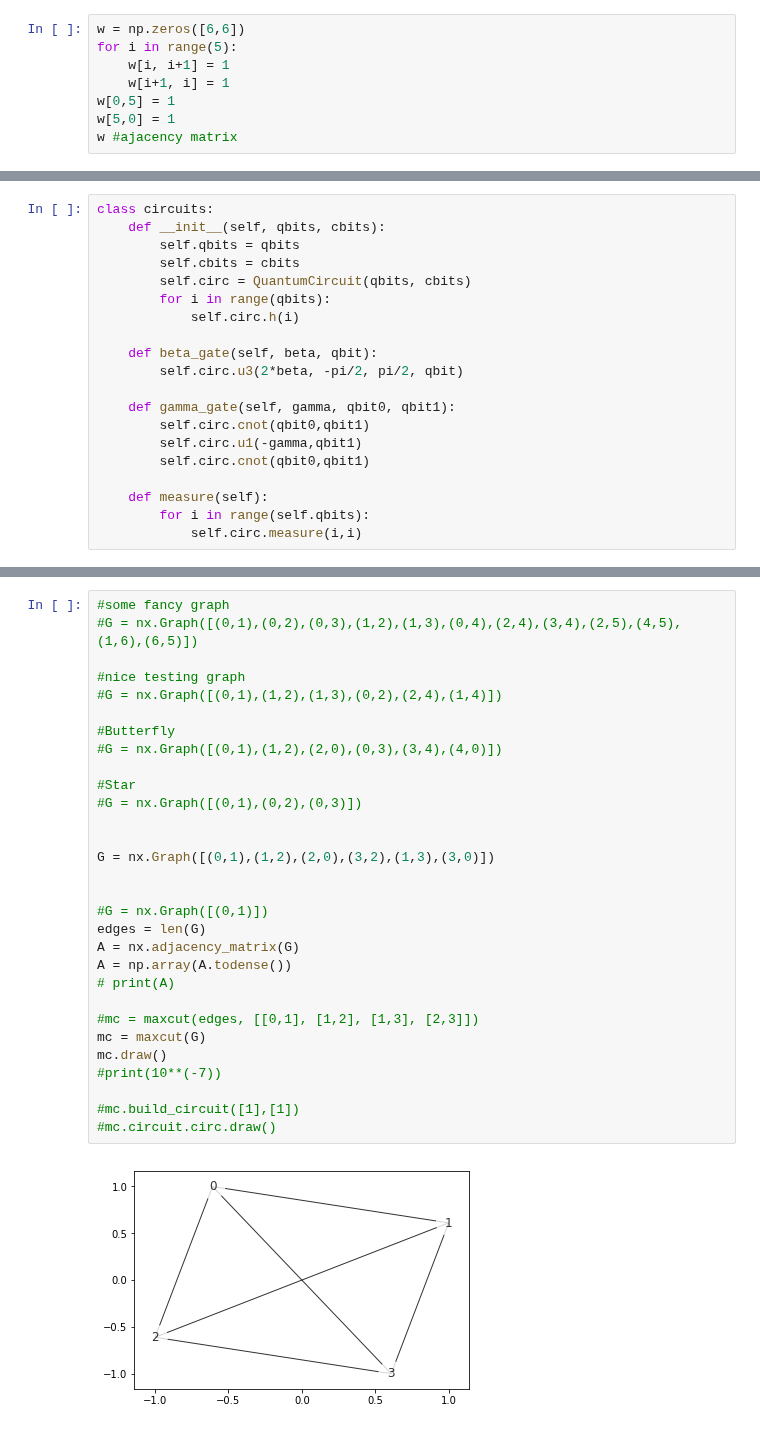
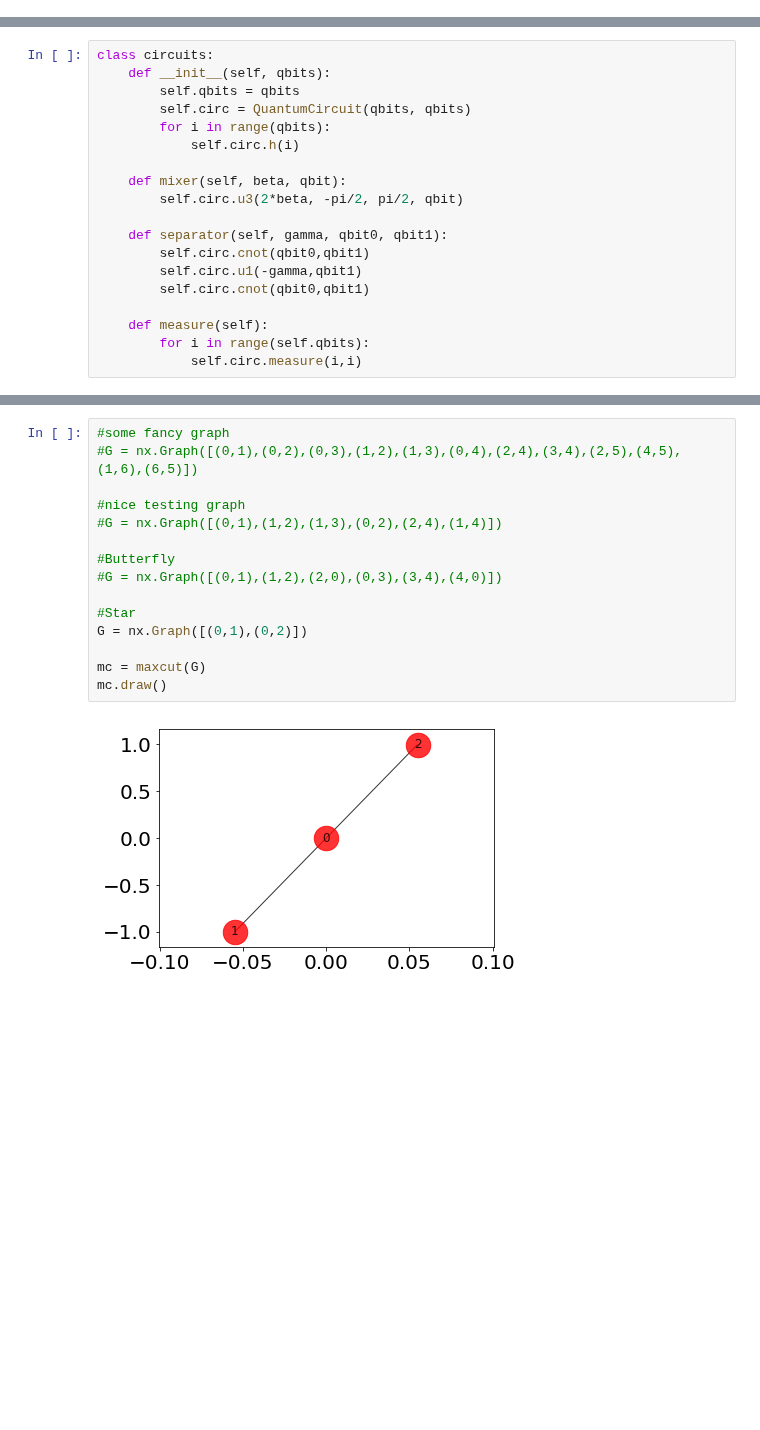
Before and after one commit to XunyiZhao/Quantum_Information_Project, a Jupyter notebook: maxcut.ipynb, the cells around one changed output, grey strips where cells are left out. Saved outputs shown, nothing was run; the diff lists cells and outputs as text; blank space fills up the shorter version.

```diff
--- a/maxcut.ipynb
+++ b/maxcut.ipynb
@@ -40,8 +35,0 @@ Credentials are already in use. The existing account in the session will be repl
-# %%
-w = np.zeros([6,6])
-for i in range(5):
-    w[i, i+1] = 1
-    w[i+1, i] = 1
-w[0,5] = 1
-w[5,0] = 1
-w #ajacency matrix
@@ -74,16 +36,15 @@ NameError: name 'seed' is not defined
 # %%
 class circuits:
-    def __init__(self, qbits, cbits):
+    def __init__(self, qbits):
         self.qbits = qbits
-        self.cbits = cbits
-        self.circ = QuantumCircuit(qbits, cbits)
+        self.circ = QuantumCircuit(qbits, qbits)
         for i in range(qbits):
             self.circ.h(i)
 
-    def beta_gate(self, beta, qbit):
+    def mixer(self, beta, qbit):
         self.circ.u3(2*beta, -pi/2, pi/2, qbit)
 
-    def gamma_gate(self, gamma, qbit0, qbit1):
+    def separator(self, gamma, qbit0, qbit1):
         self.circ.cnot(qbit0,qbit1)
         self.circ.u1(-gamma,qbit1)
         self.circ.cnot(qbit0,qbit1)
@@ -258,32 +240,17 @@ class maxcut:
 # %%
 #some fancy graph
 #G = nx.Graph([(0,1),(0,2),(0,3),(1,2),(1,3),(0,4),(2,4),(3,4),(2,5),(4,5),(1,6),(6,5)])
 
 #nice testing graph
 #G = nx.Graph([(0,1),(1,2),(1,3),(0,2),(2,4),(1,4)])
 
 #Butterfly
 #G = nx.Graph([(0,1),(1,2),(2,0),(0,3),(3,4),(4,0)])
 
 #Star
-#G = nx.Graph([(0,1),(0,2),(0,3)])
+G = nx.Graph([(0,1),(0,2)])
 
-
-G = nx.Graph([(0,1),(1,2),(2,0),(3,2),(1,3),(3,0)])
-
-
-#G = nx.Graph([(0,1)])
-edges = len(G)
-A = nx.adjacency_matrix(G)
-A = np.array(A.todense())
-# print(A)
-
-#mc = maxcut(edges, [[0,1], [1,2], [1,3], [2,3]])
 mc = maxcut(G)
 mc.draw()
-#print(10**(-7))
-
-#mc.build_circuit([1],[1])
-#mc.circuit.circ.draw()
 # %% [output]
-[figure, old version]
+[figure, new version]
```
Also changed, not shown: parts of 21 cells of this notebook, 5 other files.
